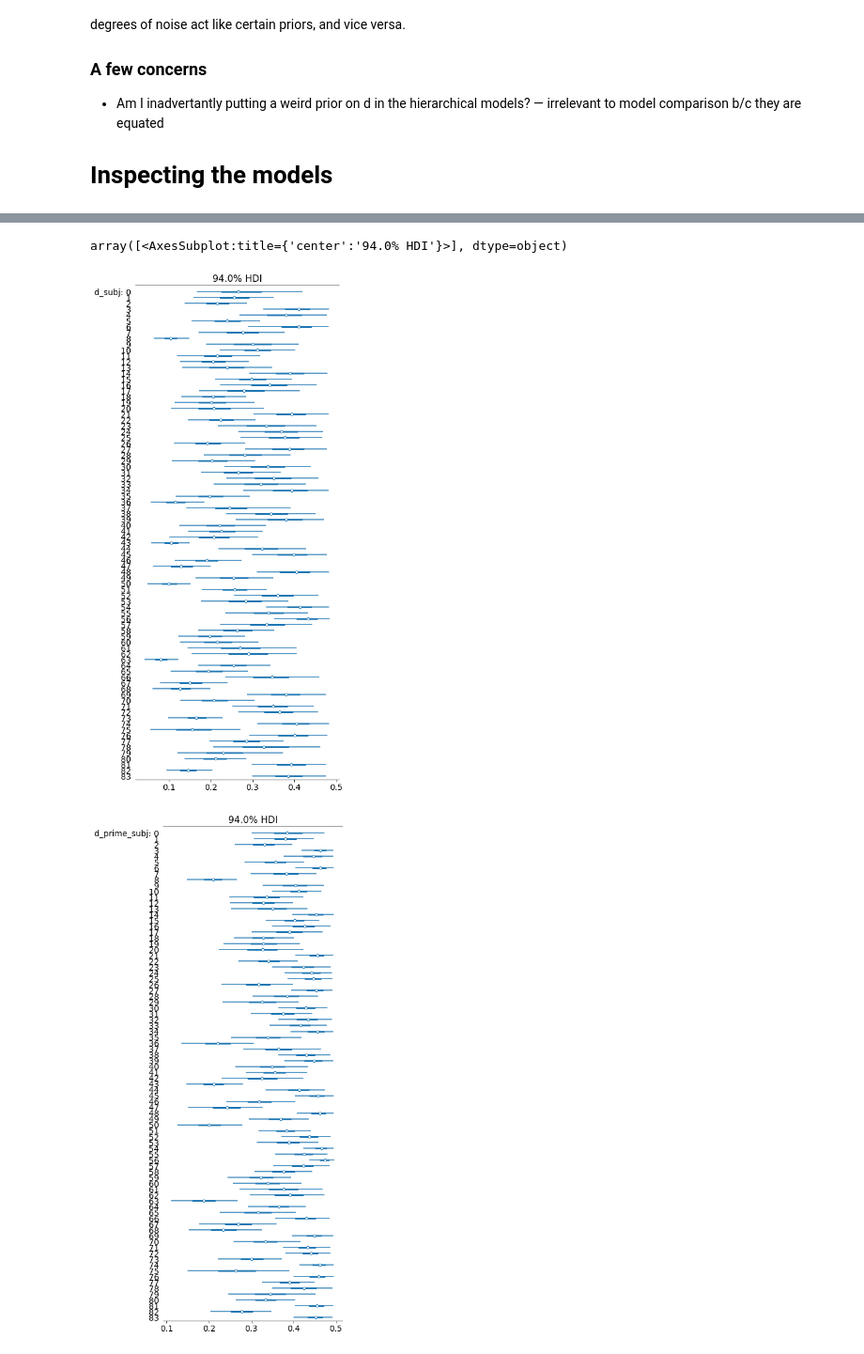
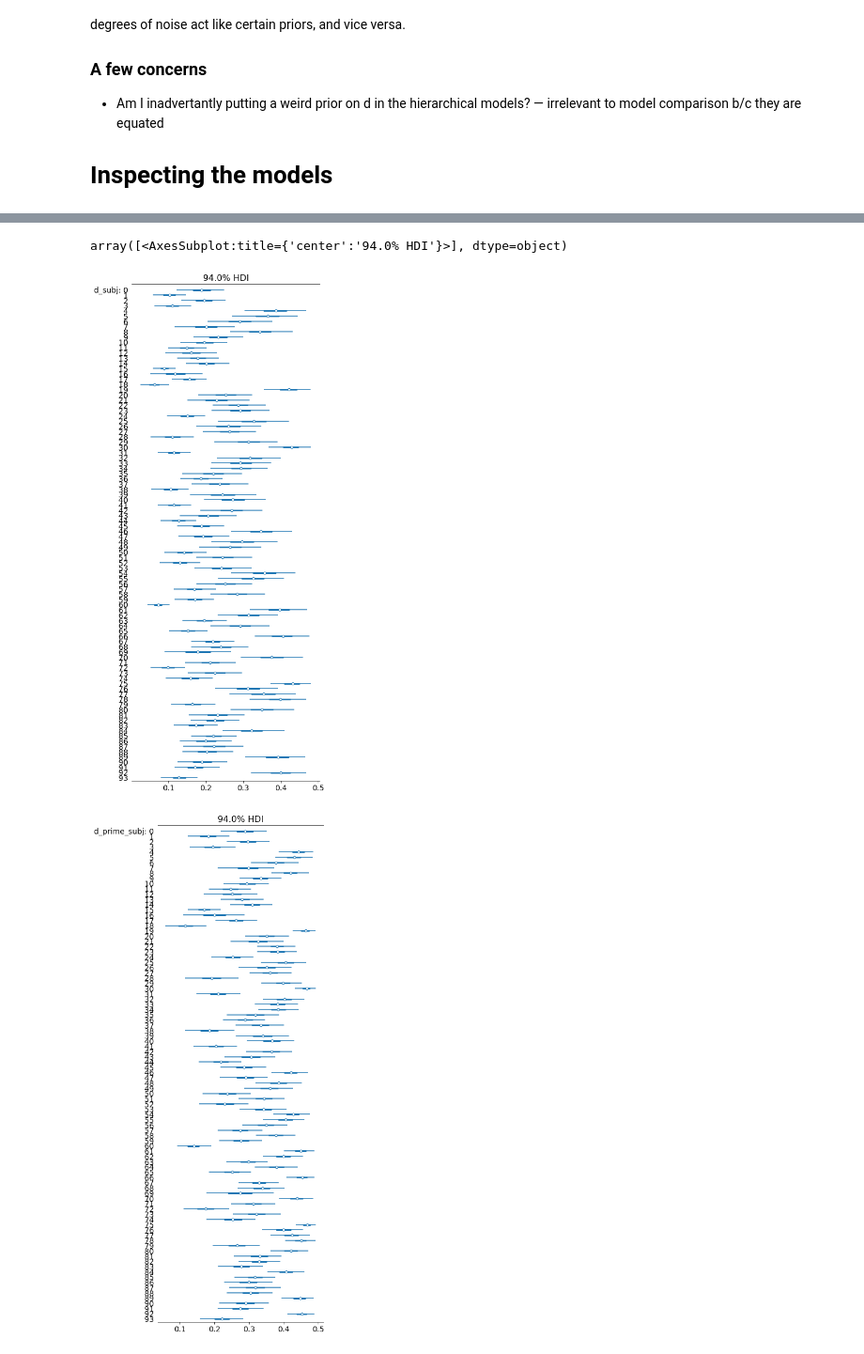
Before and after one commit to derekpowell/probjudge, a Jupyter notebook: exp1-modeling.ipynb, the cells around one changed output, grey strips where cells are left out. Shown at 94% size. Drawn from its saved outputs; the diff is of its cells as text; code cells hidden in the pictures.

```diff
--- a/exp1-modeling.ipynb
+++ b/exp1-modeling.ipynb
@@ -232,5 +174,5 @@ def bayesian_sampler_simple(data, y=None):
 # %%
-mcmc_bs_simple = MCMC(NUTS(bayesian_sampler_simple, target_accept_prob=.95,
+mcmc_bs_simple = MCMC(NUTS(bayesian_sampler_simple, target_accept_prob=.90,
                           # init_strategy = init_to_value(values={"y_err":.50})
                           ),
                num_warmup=1_000,
@@ -358,6 +238,5 @@ def bayesian_sampler_complex(data, y=None):
 # %%
-mcmc_bs = MCMC(NUTS(bayesian_sampler_complex, target_accept_prob=.90,
-                   init_strategy = init_to_value(values={"y_err":.50})),
+mcmc_bs = MCMC(NUTS(bayesian_sampler_complex, target_accept_prob=.90),
                num_warmup=1_000,
                num_samples=1_000,
                num_chains=2)
@@ -468,8 +250,0 @@ def PTN_complex_mlm_simplecond(data, y=None):
-# %%
-mcmc_hybrid = MCMC(NUTS(PTN_complex_mlm_simplecond, target_accept_prob=.99,
-                   init_strategy = init_to_value(values={"y_err":.50})),
-               num_warmup=1_000,
-               num_samples=1_000,
-               num_chains=2)
-
-mcmc_hybrid.run(random.PRNGKey(0), X_data, y_data)
@@ -809,6 +543,6 @@ Random effect stuff isn't sampling well. But it looks like it sort of explains w
 # %%
-az_data_ptn_mlm.posterior["d_prime_pop"] = az_data_ptn_mlm.posterior.d_base_pop + np.exp(az_data_ptn_mlm.posterior.d_delta_pop)
-az.plot_posterior(az_data_ptn_mlm, var_names = ["d_base_pop", "d_prime_pop"], transform=lambda x: np.exp(-np.logaddexp(0, -x))/2)
+az_data_ptn_mlm_simplecond.posterior["d_prime_pop"] = az_data_ptn_mlm_simplecond.posterior.d_base_pop + np.exp(az_data_ptn_mlm_simplecond.posterior.d_delta_pop)
+az.plot_posterior(az_data_ptn_mlm_simplecond, var_names = ["d_base_pop", "d_prime_pop"], transform=lambda x: np.exp(-np.logaddexp(0, -x))/2)
 # %% [output]
 array([<AxesSubplot:title={'center':'d_base_pop'}>,
        <AxesSubplot:title={'center':'d_prime_pop'}>], dtype=object)
@@ -816,7 +550,7 @@ array([<AxesSubplot:title={'center':'d_base_pop'}>,
 # %%
-az.plot_forest(data=az_data_ptn_mlm, var_names=["d_subj"], combined=True)
-az.plot_forest(data=az_data_ptn_mlm, var_names=["d_prime_subj"], combined=True)
+az.plot_forest(data=az_data_ptn_mlm_simplecond, var_names=["d_subj"], combined=True)
+az.plot_forest(data=az_data_ptn_mlm_simplecond, var_names=["d_prime_subj"], combined=True)
 # %% [output]
 array([<AxesSubplot:title={'center':'94.0% HDI'}>], dtype=object)
-[figure, old version]
+[figure, new version]
-[figure, old version]
+[figure, new version]
```
Also changed, not shown: parts of 56 cells of this notebook, 4 other files.
